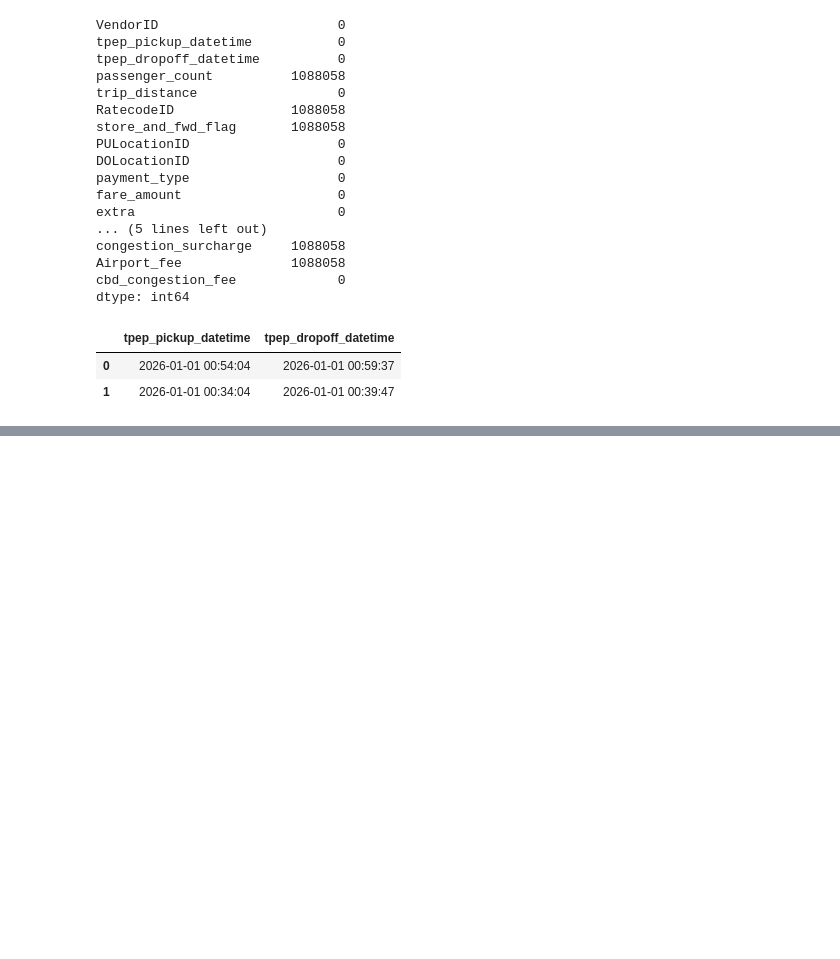
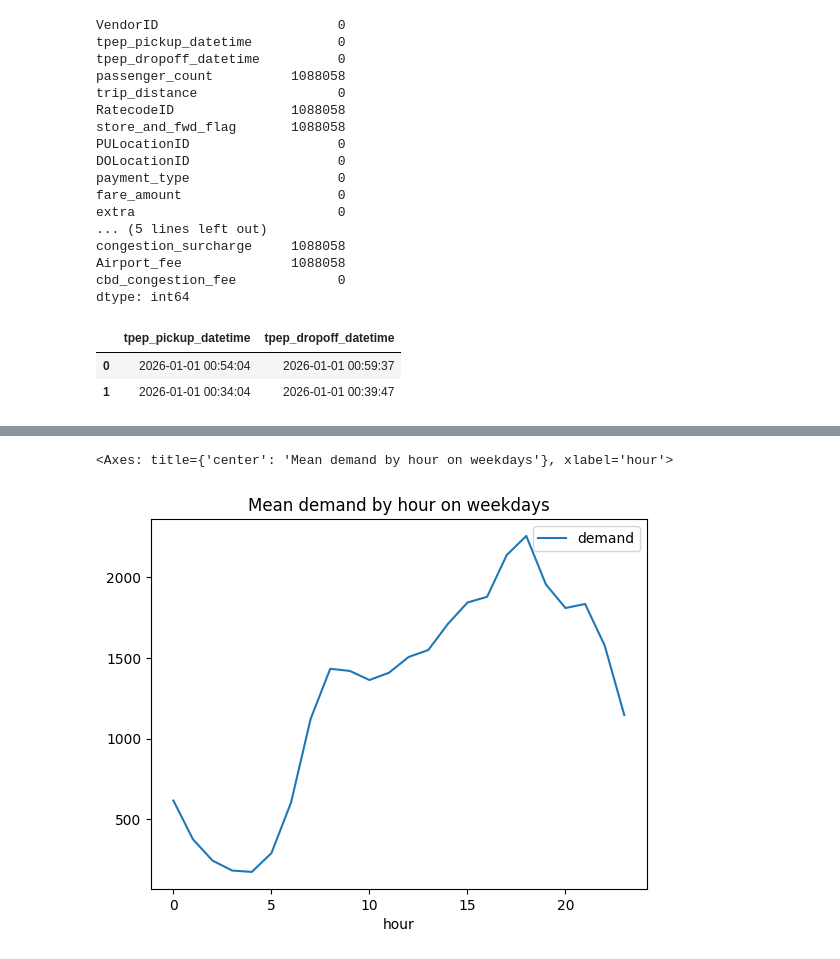
Before and after one commit to sibgatullah01/Temporal-Analysis, a Jupyter notebook: analysis.ipynb, the cells around one changed output, grey strips where cells are left out. Saved outputs shown, nothing was run; the diff lists cells and outputs as text; code cells hidden in the pictures; blank space fills up the shorter version.

```diff
--- a/analysis.ipynb
+++ b/analysis.ipynb
@@ -67,0 +221,5 @@ df[["tpep_pickup_datetime", "tpep_dropoff_datetime"]][:2]
+# %%
+city[city["is_weekend"] == False][["hour", "demand"]].groupby(["hour"]).mean().plot(kind = "line", title = "Mean demand by hour on weekdays")
+# %% [output]
+<Axes: title={'center': 'Mean demand by hour on weekdays'}, xlabel='hour'>
+[figure, added]
```
Also changed, not shown: parts of 30 cells of this notebook, 2 other files.
